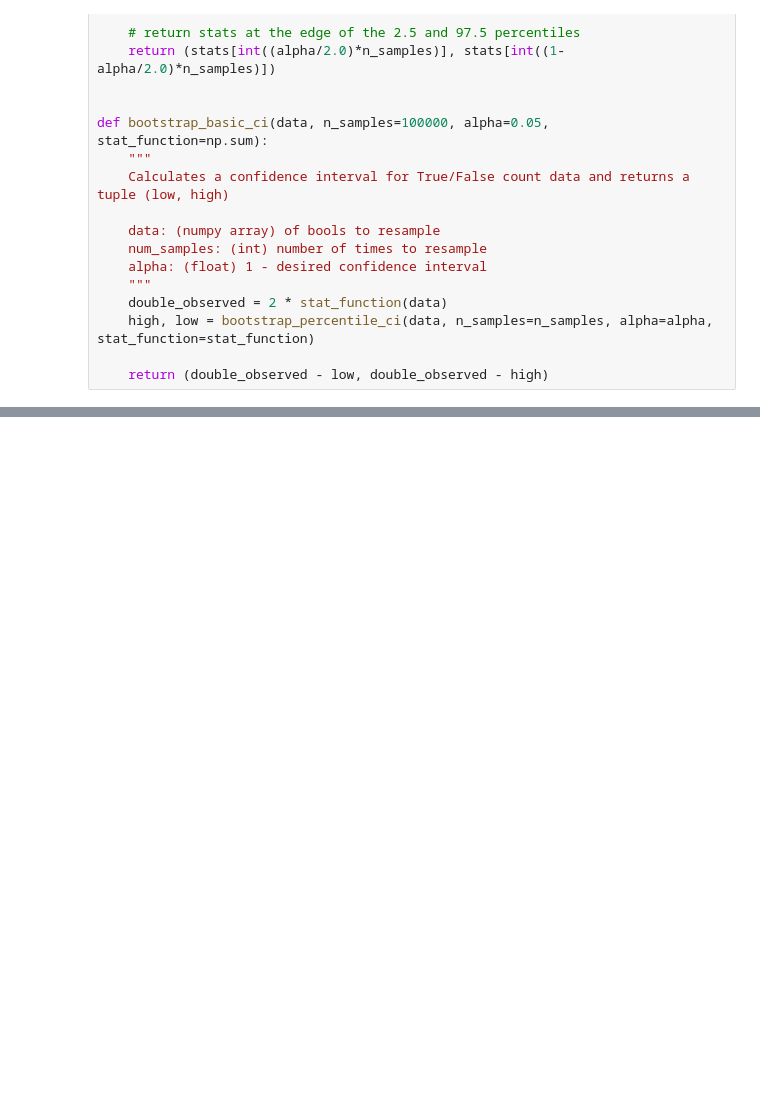
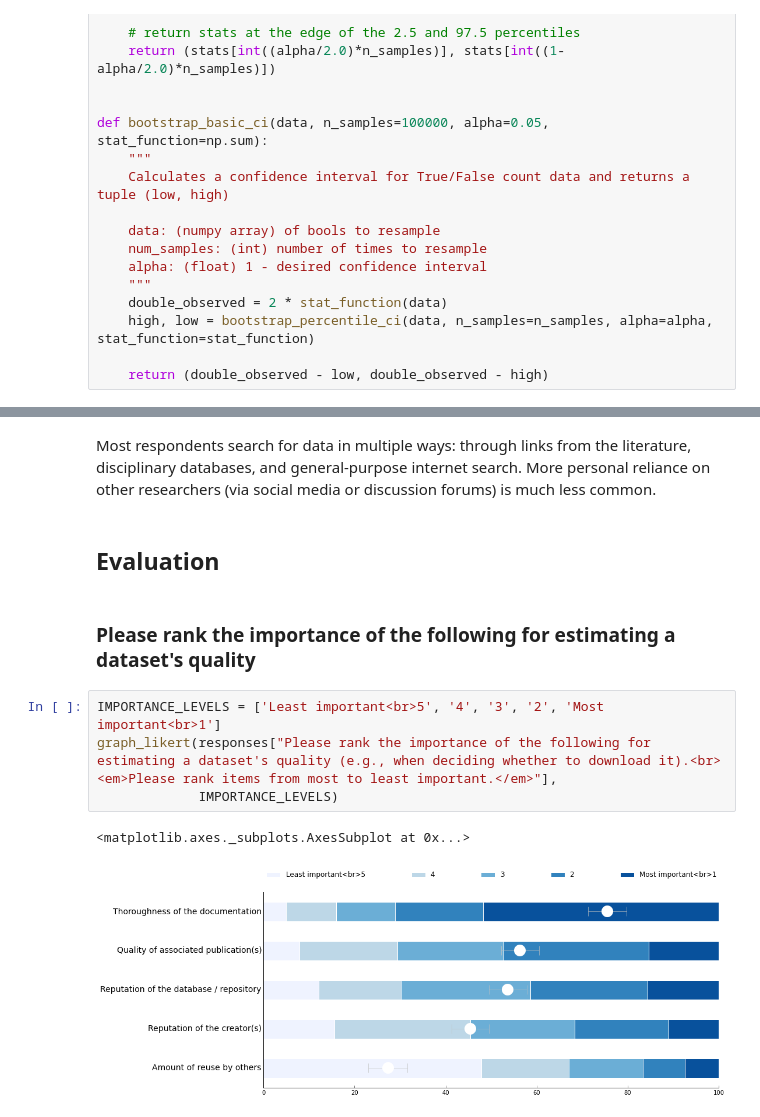
Before and after one commit to JEK-III/MDCSurvey, a Jupyter notebook: Making Data Count.ipynb, the cells around one changed output, grey strips where cells are left out. Drawn from its saved outputs; the diff is of its cells as text; blank space fills up the shorter version.

```diff
--- a/Making Data Count.ipynb
+++ b/Making Data Count.ipynb
@@ -274,0 +327,13 @@ Index([u'How frequently do you use data from public sources to accomplish each o
+# %% [markdown]
+Most respondents search for data in multiple ways: through links from the literature, disciplinary databases, and general-purpose internet search. More personal reliance on other researchers (via social media or discussion forums) is much less common.
+# %% [markdown]
+## Evaluation
+# %% [markdown]
+### Please rank the importance of the following for estimating a dataset's quality
+# %%
+IMPORTANCE_LEVELS = ['Least important<br>5', '4', '3', '2', 'Most important<br>1']
+graph_likert(responses["Please rank the importance of the following for estimating a dataset's quality (e.g., when deciding whether to download it).<br><em>Please rank items from most to least important.</em>"],
+             IMPORTANCE_LEVELS)
+# %% [output]
+<matplotlib.axes._subplots.AxesSubplot at 0x...>
+[figure, added]
```
Also changed, not shown: parts of 69 cells of this notebook.
